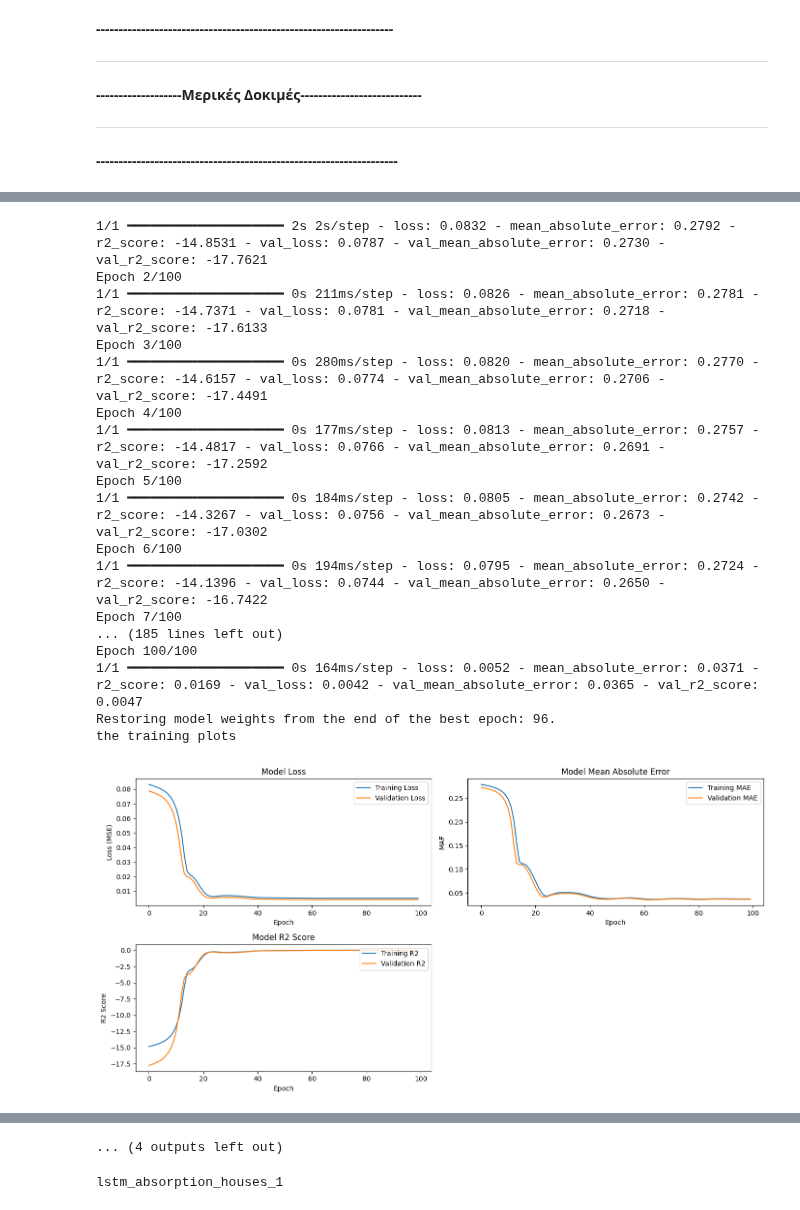
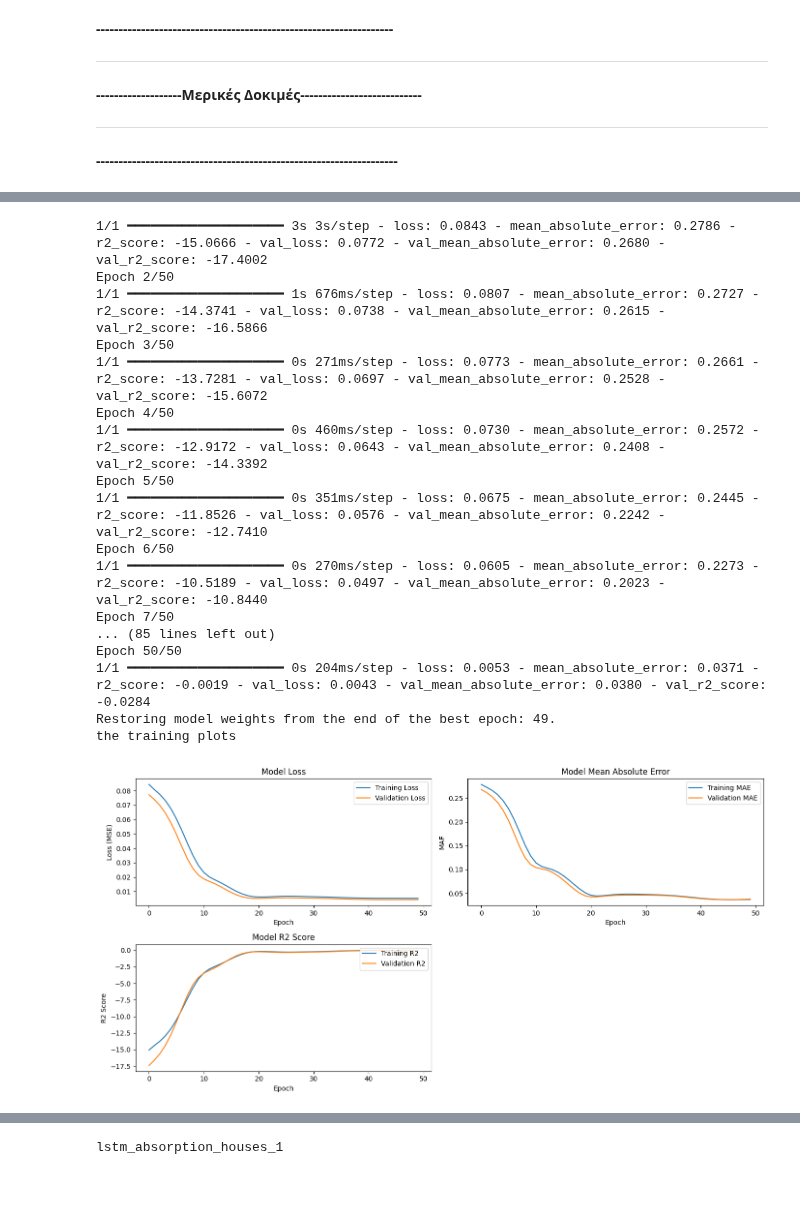
Before and after one commit to GeorgiosKalaras/boilers, a Jupyter notebook: code/lstm_processing_data.ipynb, the cells around one changed output, grey strips where cells are left out. Drawn from its saved outputs; the diff is of its cells as text; code cells hidden in the pictures.

```diff
--- a/code/lstm_processing_data.ipynb
+++ b/code/lstm_processing_data.ipynb
@@ -361,7 +407,7 @@ def get_test_dataset(input_test, target_test, batch_size=batch_size):
     return test_dataset
 
 # get test input and target for every house (separately) for given input_categories
-def get_test_data_per_house(input_categories, batch_size, category='blr_mod_lvl', output_category='normalized_blr_mod_lvl'):
+def get_test_data_per_house(input_categories, batch_size, category='blr_mod_lvl', output_category='blr_mod_lvl'):
     test_values_per_house = {}
     test_dataset_per_house = {}
     for house in houses:
@@ -501,6 +547,6 @@ lstm_blr_mod_lvl_absorption_insulation_t_r_set_t_out_houses_28  blr_mod_lvl_abso
 # %%
 # do it all completely
-def lstm_model_complete(train_data, val_data, input_categories, num_of_houses, batch_size, output_category='normalized_blr_mod_lvl'):
+def lstm_model_complete(train_data, val_data, input_categories, num_of_houses, batch_size, output_category='blr_mod_lvl'):
     print("splitting data")
     selected_houses = houses[:num_of_houses]
     input_train, target_train, input_val, target_val = get_split_data(train_data, val_data, input_categories, selected_houses, output_category)
@@ -719,0 +693,18 @@ the training plots
+# %%
+# training model with some selected categories as input
+
+# !! re-running model training for first category and first few houses !!
+# !! testing training with 50 seasons (patience: 25)
+batch_size=512
+
+
+input_categories = ['day_of_year', 'hour', 'minute', 'blr_mod_lvl', 'flame', 't_r', 't_r_set', 't_set', 't_ret', 'otc_cur']
+test_values_per_house, test_dataset_per_house = get_test_data_per_house(input_categories, batch_size=batch_size, category='blr_mod_lvl', output_category='blr_mod_lvl')
+for num_of_houses in possible_num_of_houses[:1]:
+    print("---NEW LSTM MODEL---")
+    print("input_categories: "+str(input_categories))
+    print("num_of_houses: "+str(num_of_houses))
+    print("--------------------")
+    model, history, input_categories, num_of_houses = lstm_model_complete(train_data, val_data, input_categories, num_of_houses, batch_size=batch_size, output_category='blr_mod_lvl')
+    doing_testing(model, input_categories, num_of_houses, test_values_per_house, test_dataset_per_house, category='blr_mod_lvl', save_path='/content/drive/Othercomputers/My_Laptop/code/lstm_predictions/', path_to_lstm_error_metrics='/content/drive/Othercomputers/My_Laptop/code/lstm_error_metrics.csv')
+    print("--------------------")
@@ -750,25 +792,19 @@ lstm_blr_mod_lvl_absorption_insulation_t_r_set_t_out_houses_28  blr_mod_lvl_abso
 **-------------------------------------------------------------------**
 # %%
 # !!! training to predict 'absorption' instead of 'blr_mod_lvl' !!!
+# !! testing training with 50 seasons (patience = 25)
+batch_size=512
 
-# I am calling the scalers from memory, because 'absorption' has different scalers, not simply:  /100
-
-# !! testing training with 100 seasons (patience = 25)
-
-
-# with "improved" LSTM layers of model  AND no shuffling for datasets
-batch_size=512
-# !!! geting error_metrics !!!
-
-for input_category in prediction_categories:
-    input_categories = [input_category]
-    test_values_per_house, test_dataset_per_house = get_test_data_per_house(input_categories, batch_size=batch_size, category='absorption', output_category='normalized_absorption')
-    for num_of_houses in possible_num_of_houses[:1]:
+#for input_category in prediction_categories:
+#input_categories = [input_category]
+input_categories = prediction_categories
+test_values_per_house, test_dataset_per_house = get_test_data_per_house(input_categories, batch_size=batch_size, category='absorption', output_category='absorption')
+for num_of_houses in possible_num_of_houses[:1]:
         print("---NEW LSTM MODEL---")
         print("input_categories: "+str(input_categories))
         print("num_of_houses: "+str(num_of_houses))
         print("--------------------")
-        model, history, input_categories, num_of_houses = lstm_model_complete(train_data, val_data, input_categories, num_of_houses, batch_size=batch_size, output_category='normalized_absorption')
+        model, history, input_categories, num_of_houses = lstm_model_complete(train_data, val_data, input_categories, num_of_houses, batch_size=batch_size, output_category='absorption')
         doing_testing(model, input_categories, num_of_houses, test_values_per_house, test_dataset_per_house, category='absorption', save_path='/content/drive/Othercomputers/My_Laptop/code/predicting_absorption/lstm_predictions/', path_to_lstm_error_metrics='/content/drive/Othercomputers/My_Laptop/code/predicting_absorption/absorption_lstm_error_metrics.csv')
         print("--------------------")
 # %% [output]
@@ -790,19 +826,19 @@ Epoch 1/100
-1/1 ━━━━━━━━━━━━━━━━━━━━ 2s 2s/step - loss: 0.0832 - mean_absolute_error: 0.2792 - r2_score: -14.8531 - val_loss: 0.0787 - val_mean_absolute_error: 0.2730 - val_r2_score: -17.7621
-Epoch 2/100
-1/1 ━━━━━━━━━━━━━━━━━━━━ 0s 211ms/step - loss: 0.0826 - mean_absolute_error: 0.2781 - r2_score: -14.7371 - val_loss: 0.0781 - val_mean_absolute_error: 0.2718 - val_r2_score: -17.6133
-Epoch 3/100
-1/1 ━━━━━━━━━━━━━━━━━━━━ 0s 280ms/step - loss: 0.0820 - mean_absolute_error: 0.2770 - r2_score: -14.6157 - val_loss: 0.0774 - val_mean_absolute_error: 0.2706 - val_r2_score: -17.4491
-Epoch 4/100
-1/1 ━━━━━━━━━━━━━━━━━━━━ 0s 177ms/step - loss: 0.0813 - mean_absolute_error: 0.2757 - r2_score: -14.4817 - val_loss: 0.0766 - val_mean_absolute_error: 0.2691 - val_r2_score: -17.2592
-Epoch 5/100
-1/1 ━━━━━━━━━━━━━━━━━━━━ 0s 184ms/step - loss: 0.0805 - mean_absolute_error: 0.2742 - r2_score: -14.3267 - val_loss: 0.0756 - val_mean_absolute_error: 0.2673 - val_r2_score: -17.0302
-Epoch 6/100
-1/1 ━━━━━━━━━━━━━━━━━━━━ 0s 194ms/step - loss: 0.0795 - mean_absolute_error: 0.2724 - r2_score: -14.1396 - val_loss: 0.0744 - val_mean_absolute_error: 0.2650 - val_r2_score: -16.7422
-Epoch 7/100
-... (185 lines left out)
-Epoch 100/100
-1/1 ━━━━━━━━━━━━━━━━━━━━ 0s 164ms/step - loss: 0.0052 - mean_absolute_error: 0.0371 - r2_score: 0.0169 - val_loss: 0.0042 - val_mean_absolute_error: 0.0365 - val_r2_score: 0.0047
-Restoring model weights from the end of the best epoch: 96.
+1/1 ━━━━━━━━━━━━━━━━━━━━ 3s 3s/step - loss: 0.0843 - mean_absolute_error: 0.2786 - r2_score: -15.0666 - val_loss: 0.0772 - val_mean_absolute_error: 0.2680 - val_r2_score: -17.4002
+Epoch 2/50
+1/1 ━━━━━━━━━━━━━━━━━━━━ 1s 676ms/step - loss: 0.0807 - mean_absolute_error: 0.2727 - r2_score: -14.3741 - val_loss: 0.0738 - val_mean_absolute_error: 0.2615 - val_r2_score: -16.5866
+Epoch 3/50
+1/1 ━━━━━━━━━━━━━━━━━━━━ 0s 271ms/step - loss: 0.0773 - mean_absolute_error: 0.2661 - r2_score: -13.7281 - val_loss: 0.0697 - val_mean_absolute_error: 0.2528 - val_r2_score: -15.6072
+Epoch 4/50
+1/1 ━━━━━━━━━━━━━━━━━━━━ 0s 460ms/step - loss: 0.0730 - mean_absolute_error: 0.2572 - r2_score: -12.9172 - val_loss: 0.0643 - val_mean_absolute_error: 0.2408 - val_r2_score: -14.3392
+Epoch 5/50
+1/1 ━━━━━━━━━━━━━━━━━━━━ 0s 351ms/step - loss: 0.0675 - mean_absolute_error: 0.2445 - r2_score: -11.8526 - val_loss: 0.0576 - val_mean_absolute_error: 0.2242 - val_r2_score: -12.7410
+Epoch 6/50
+1/1 ━━━━━━━━━━━━━━━━━━━━ 0s 270ms/step - loss: 0.0605 - mean_absolute_error: 0.2273 - r2_score: -10.5189 - val_loss: 0.0497 - val_mean_absolute_error: 0.2023 - val_r2_score: -10.8440
+Epoch 7/50
+... (85 lines left out)
+Epoch 50/50
+1/1 ━━━━━━━━━━━━━━━━━━━━ 0s 204ms/step - loss: 0.0053 - mean_absolute_error: 0.0371 - r2_score: -0.0019 - val_loss: 0.0043 - val_mean_absolute_error: 0.0380 - val_r2_score: -0.0284
+Restoring model weights from the end of the best epoch: 49.
 the training plots
-[figure, old version]
+[figure, new version]
 getting error metrics
@@ -913,4 +861,3 @@ the training plots
-... (4 outputs left out)
 # %%
 # defines one specific model name
 input_categories = [prediction_categories[1]]
```
Also changed, not shown: parts of 22 cells of this notebook, 7 other files.
